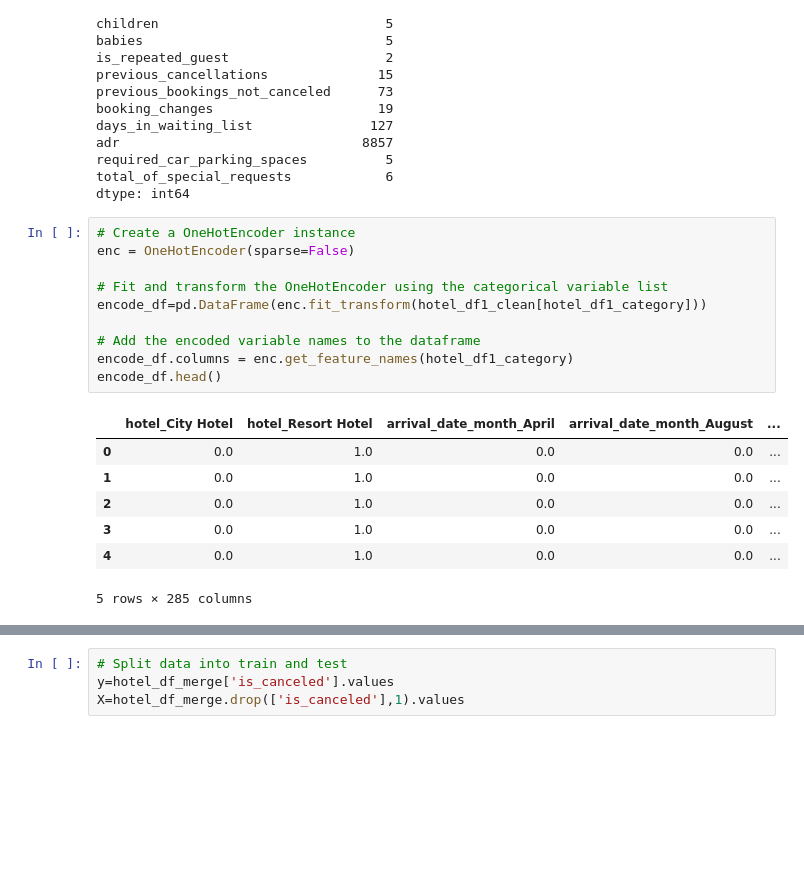
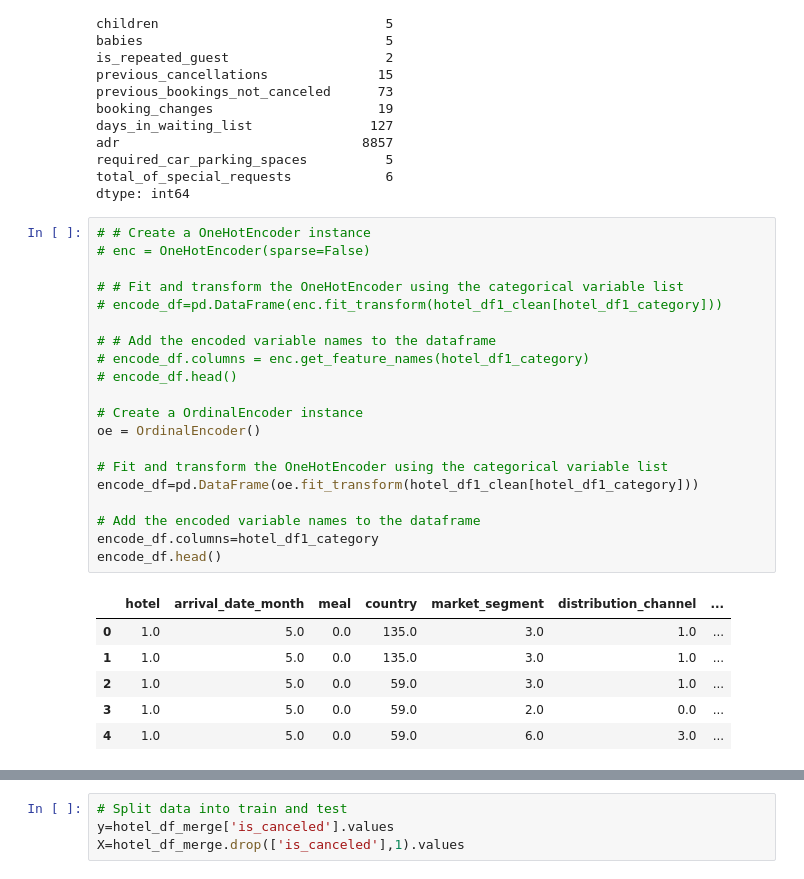
Before and after one commit to elp192/Group-Project, a Jupyter notebook: machine_learning/NN-Elnaz.ipynb, the cells around one changed output, grey strips where cells are left out. Cells and saved outputs as stored; diff of their text form; blank space fills up the shorter version.

Commit message:
Updated code with ordinalencoder

```diff
--- a/machine_learning/NN-Elnaz.ipynb
+++ b/machine_learning/NN-Elnaz.ipynb
@@ -195,21 +193,30 @@ required_car_parking_spaces          5
 total_of_special_requests            6
 dtype: int64
 # %%
-# Create a OneHotEncoder instance
-enc = OneHotEncoder(sparse=False)
+# # Create a OneHotEncoder instance
+# enc = OneHotEncoder(sparse=False)
+
+# # Fit and transform the OneHotEncoder using the categorical variable list
+# encode_df=pd.DataFrame(enc.fit_transform(hotel_df1_clean[hotel_df1_category]))
+
+# # Add the encoded variable names to the dataframe
+# encode_df.columns = enc.get_feature_names(hotel_df1_category)
+# encode_df.head()
+
+# Create a OrdinalEncoder instance
+oe = OrdinalEncoder()
 
 # Fit and transform the OneHotEncoder using the categorical variable list
-encode_df=pd.DataFrame(enc.fit_transform(hotel_df1_clean[hotel_df1_category]))
+encode_df=pd.DataFrame(oe.fit_transform(hotel_df1_clean[hotel_df1_category]))
 
 # Add the encoded variable names to the dataframe
-encode_df.columns = enc.get_feature_names(hotel_df1_category)
+encode_df.columns=hotel_df1_category
 encode_df.head()
 # %% [output]
-|  | hotel_City Hotel | hotel_Resort Hotel | arrival_date_month_April | arrival_date_month_August | ... |
-| 0 | 0.0 | 1.0 | 0.0 | 0.0 | ... |
-| 1 | 0.0 | 1.0 | 0.0 | 0.0 | ... |
-| 2 | 0.0 | 1.0 | 0.0 | 0.0 | ... |
-| 3 | 0.0 | 1.0 | 0.0 | 0.0 | ... |
-| 4 | 0.0 | 1.0 | 0.0 | 0.0 | ... |
+|  | hotel | arrival_date_month | meal | country | market_segment | distribution_channel | ... |
+| 0 | 1.0 | 5.0 | 0.0 | 135.0 | 3.0 | 1.0 | ... |
+| 1 | 1.0 | 5.0 | 0.0 | 135.0 | 3.0 | 1.0 | ... |
+| 2 | 1.0 | 5.0 | 0.0 | 59.0 | 3.0 | 1.0 | ... |
+| 3 | 1.0 | 5.0 | 0.0 | 59.0 | 2.0 | 0.0 | ... |
+| 4 | 1.0 | 5.0 | 0.0 | 59.0 | 6.0 | 3.0 | ... |
-5 rows × 285 columns
 # %%
```
Also changed, not shown: parts of 10 cells of this notebook.
